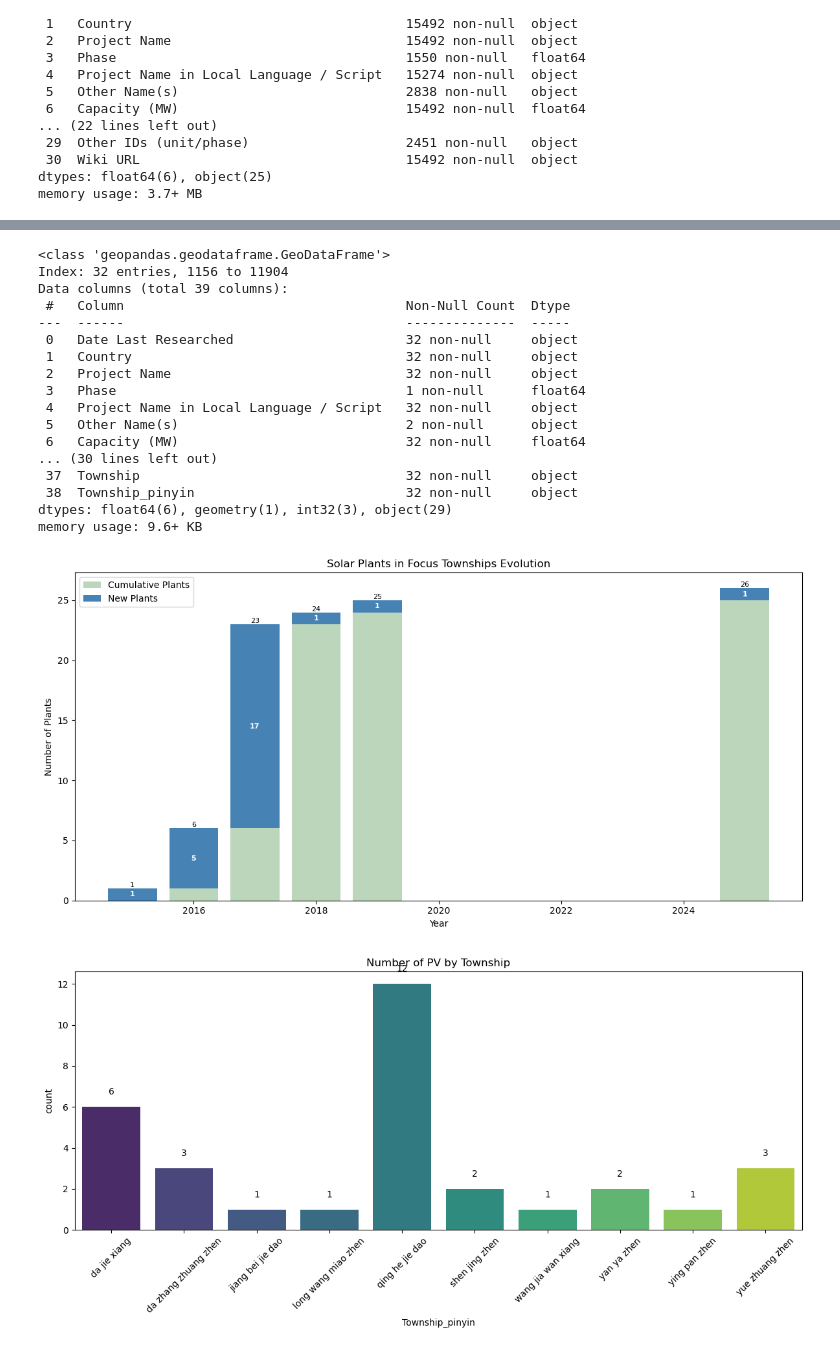
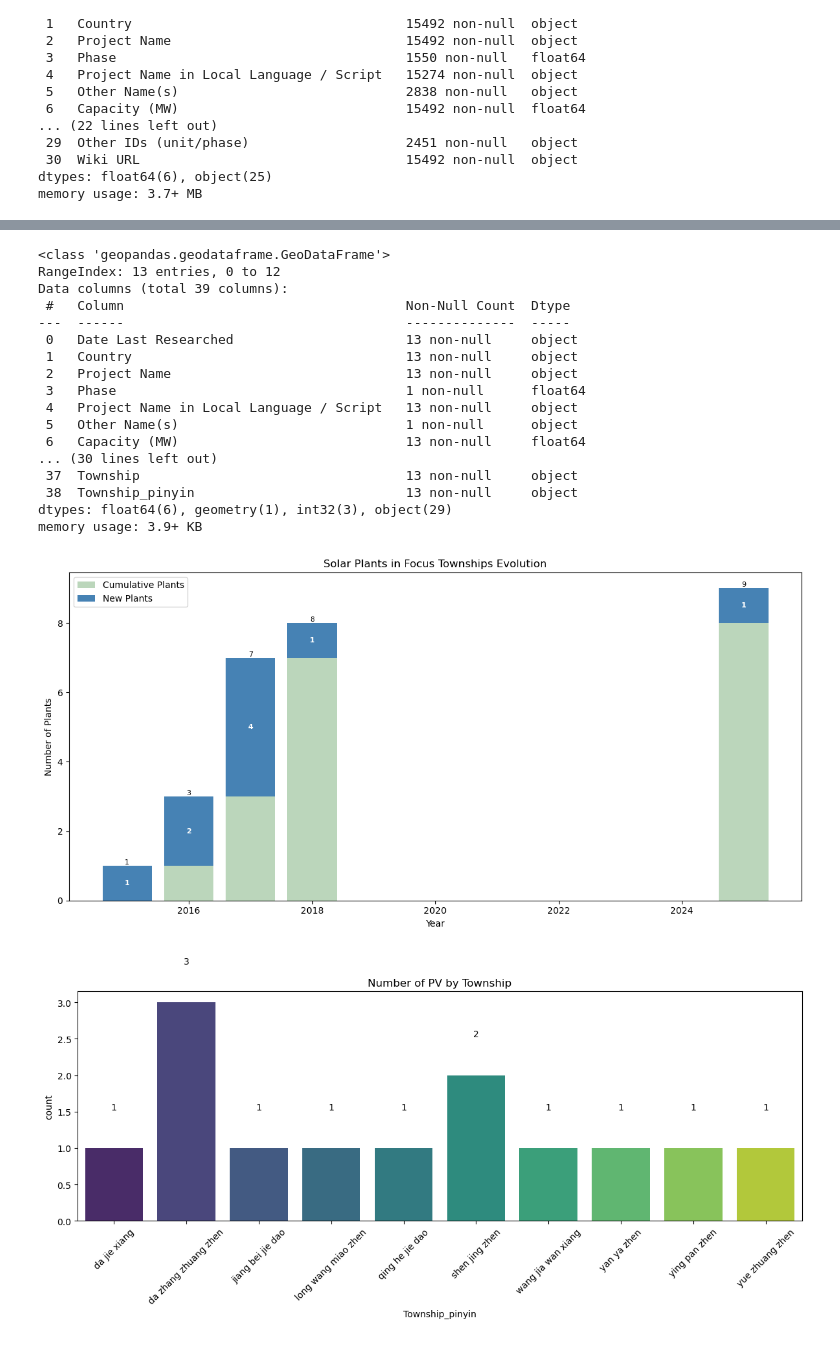
Before and after one commit to XinranHf/solar-data-china, a Jupyter notebook: scripts/data_preprocessing/GEM.ipynb, the cells around one changed output, grey strips where cells are left out. Cells and saved outputs as stored; diff of their text form; code cells hidden in the pictures.

```diff
--- a/scripts/data_preprocessing/GEM.ipynb
+++ b/scripts/data_preprocessing/GEM.ipynb
@@ -406,0 +418,4 @@ joined.head()
+# %%
+# Remove duplicates based on Latitude and Longitude
+joined_unique = joined.drop_duplicates(subset=['Latitude', 'Longitude']).reset_index(drop=True)
+joined_unique
@@ -407,23 +437,23 @@ joined.head()
 # %%
-if "index_right" in joined.columns:
-    joined = joined.drop(columns=["index_right"])
+if "index_right" in joined_unique.columns:
+    joined_unique = joined_unique.drop(columns=["index_right"])
 
-joined.info()
+joined_unique.info()
 # %% [output]
 <class 'geopandas.geodataframe.GeoDataFrame'>
-Index: 32 entries, 1156 to 11904
+RangeIndex: 13 entries, 0 to 12
 Data columns (total 39 columns):
  #   Column                                    Non-Null Count  Dtype
 ---  ------                                    --------------  -----
- 0   Date Last Researched                      32 non-null     object
- 1   Country                                   32 non-null     object
- 2   Project Name                              32 non-null     object
+ 0   Date Last Researched                      13 non-null     object
+ 1   Country                                   13 non-null     object
+ 2   Project Name                              13 non-null     object
  3   Phase                                     1 non-null      float64
- 4   Project Name in Local Language / Script   32 non-null     object
- 5   Other Name(s)                             2 non-null      object
- 6   Capacity (MW)                             32 non-null     float64
+ 4   Project Name in Local Language / Script   13 non-null     object
+ 5   Other Name(s)                             1 non-null      object
+ 6   Capacity (MW)                             13 non-null     float64
 ... (30 lines left out)
- 37  Township                                  32 non-null     object
- 38  Township_pinyin                           32 non-null     object
+ 37  Township                                  13 non-null     object
+ 38  Township_pinyin                           13 non-null     object
 dtypes: float64(6), geometry(1), int32(3), object(29)
-memory usage: 9.6+ KB
+memory usage: 3.9+ KB
@@ -430,6 +468,6 @@ memory usage: 9.6+ KB
 # %%
 # Count new plants per year
-new_per_year = joined.groupby("Start year").size()
+new_per_year = joined_unique.groupby("Start year").size()
 
 # Cumulative sum (plants up to that year)
 cumulative_per_year = new_per_year.cumsum()
@@ -465,28 +503,28 @@ for x, y in zip(new_per_year.index, new_per_year.values):
 plt.tight_layout()
 plt.show()
 # %% [output]
-[figure, old version]
+[figure, new version]
 # %%
-count_by_townships = joined.groupby('Township_pinyin').size().reset_index(name='count')
+count_by_townships = joined_unique.groupby('Township_pinyin').size().reset_index(name='count')
 
 plt.figure(figsize=(12, 6))
 
 # Create barplot with viridis palette
 sns.barplot(
     data=count_by_townships,
     x='Township_pinyin',
     y='count',
     hue='Township_pinyin',
     palette=sns.color_palette("viridis", n_colors=len(count_by_townships))
 )
 
 for index, row in count_by_townships.iterrows():
     plt.text(index, row['count'] + 0.5, row['count'], ha='center', va='bottom')
 
 # Set title and show plot
 plt.title('Number of PV by Township')
 plt.xticks(rotation=45)
 plt.tight_layout()
 plt.show()
 # %% [output]
-[figure, old version]
+[figure, new version]
```
Also changed, not shown: parts of 3 cells of this notebook, 3 other files.
